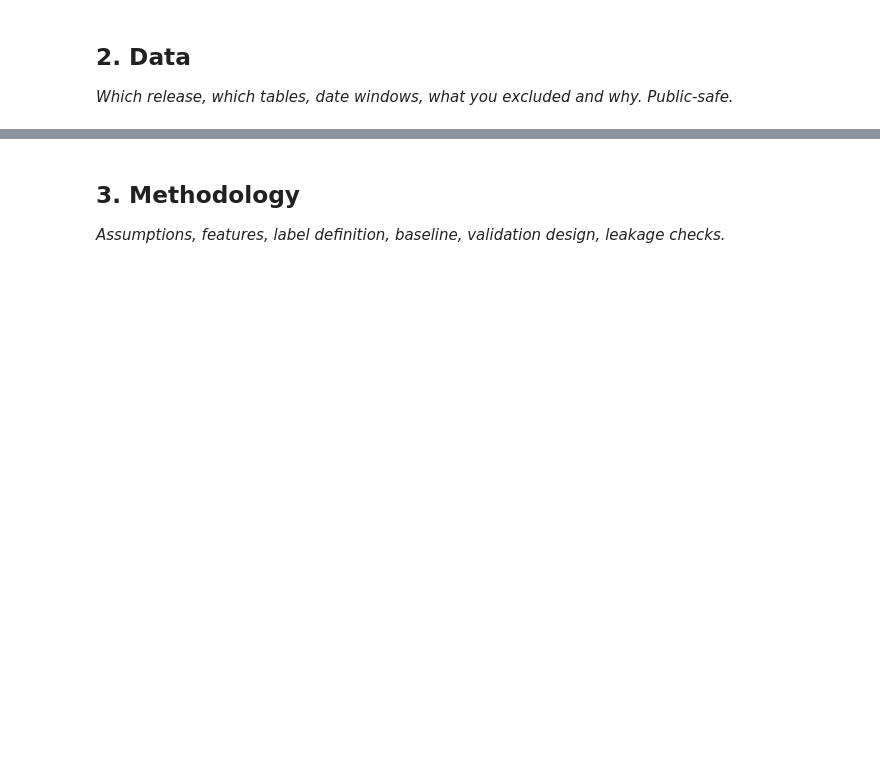
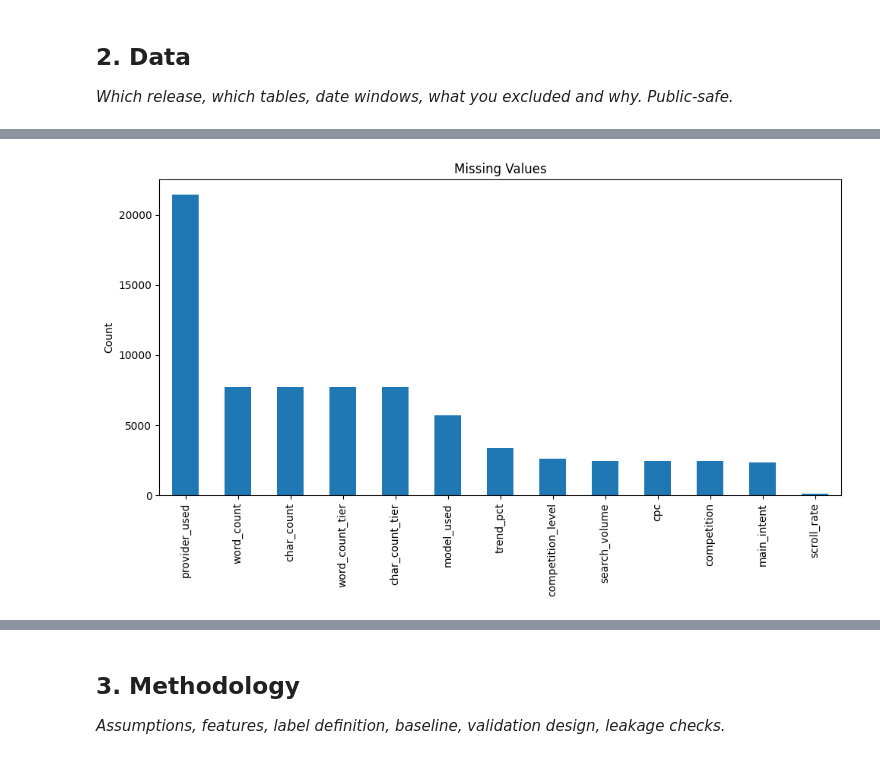
Before and after one commit to MahboobAli1/flyrank-ml-internship, a Jupyter notebook: work/notebooks/capstone.ipynb, the cells around one changed output, grey strips where cells are left out. Drawn from its saved outputs; the diff is of its cells as text; code cells hidden in the pictures; blank space fills up the shorter version.

```diff
--- a/work/notebooks/capstone.ipynb
+++ b/work/notebooks/capstone.ipynb
@@ -16,0 +108,12 @@ This skeleton is yours to fill. Work the sections **in order** — each one has
+# %%
+from google.colab import drive
+drive.mount('/content/drive')
+
+import pandas as pd
+
+df = pd.read_csv(
+    "/content/drive/MyDrive/flyrank-ml-internship/data/raw/content_refresh_anonymized.csv"
+)
+print(df.shape)
+
+df.head()
@@ -16,0 +150,10 @@ This skeleton is yours to fill. Work the sections **in order** — each one has
+# %%
+missing = (
+    df.isnull()
+      .sum()
+      .sort_values(ascending=False)
+)
+
+missing = missing[missing > 0]
+
+missing
@@ -16,0 +176,12 @@ This skeleton is yours to fill. Work the sections **in order** — each one has
+# %%
+plt.figure(figsize=(10,6))
+
+missing.plot(kind="bar")
+
+plt.title("Missing Values")
+plt.ylabel("Count")
+
+plt.tight_layout()
+plt.show()
+# %% [output]
+[figure, added]
```
Also changed, not shown: parts of 25 cells of this notebook.
